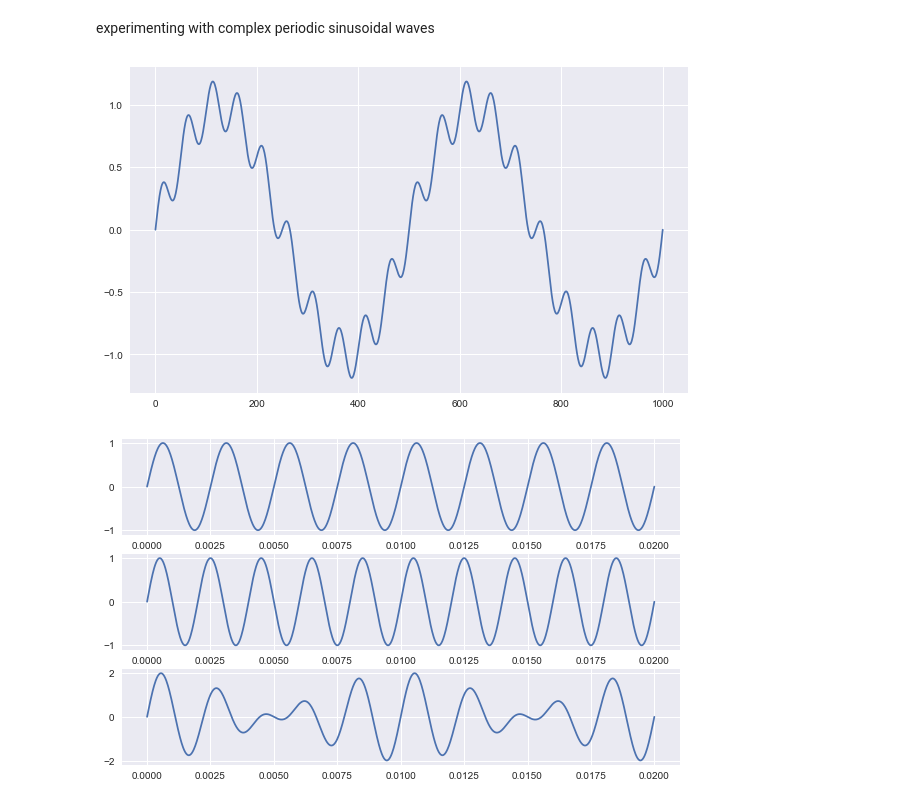
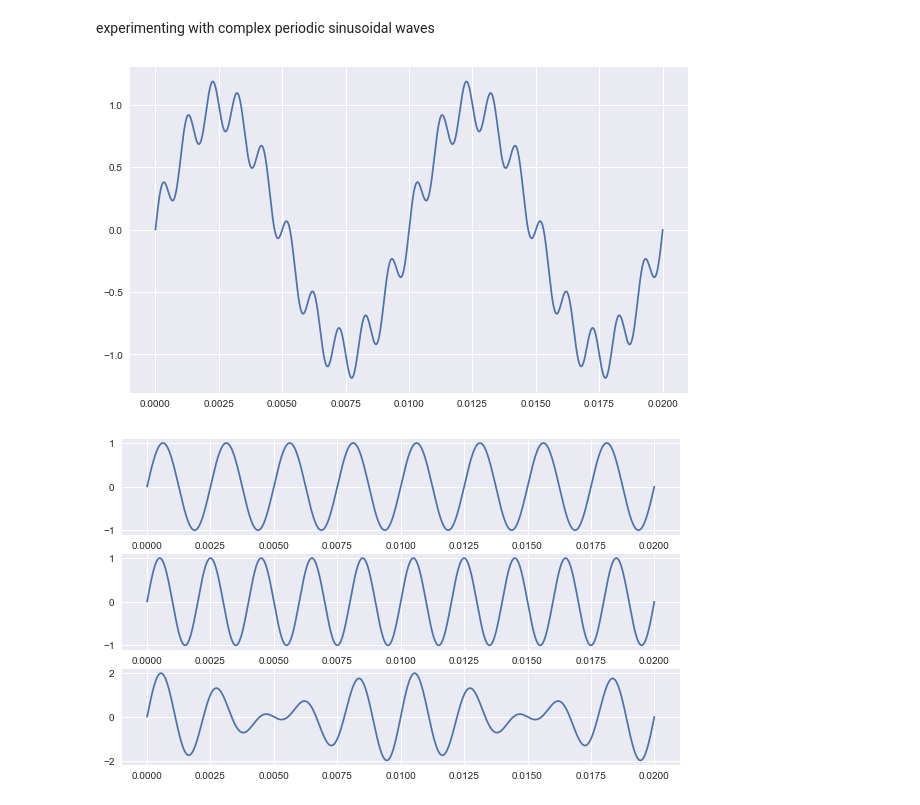
Before and after one commit to davefriedman01/Resources, a Jupyter notebook: mathematical_foundations.ipynb, the cells around one changed output. Drawn from its saved outputs; the diff is of its cells as text; code cells hidden in the pictures.

```diff
--- a/mathematical_foundations.ipynb
+++ b/mathematical_foundations.ipynb
@@ -1353,14 +1456,14 @@ experimenting with complex periodic sinusoidal waves
 # %%
 A1 = 1
 f1 = 1e2
 t = np.linspace(0, 0.02, 1001)
 y1 = A1 * np.sin(2 * np.pi * f1 * t)
 A2 = 0.2
 f2 = 1e3
 y2 = A2 * np.sin(2 * np.pi * f2 * t)
-plt.plot(x, y1 + y2);
+plt.plot(t, y1 + y2);
 # %% [output]
-[figure, old version]
+[figure, new version]
 # %%
 t = np.linspace(0, 0.02, 1001)
 
```
Also changed, not shown: parts of 29 cells of this notebook.
